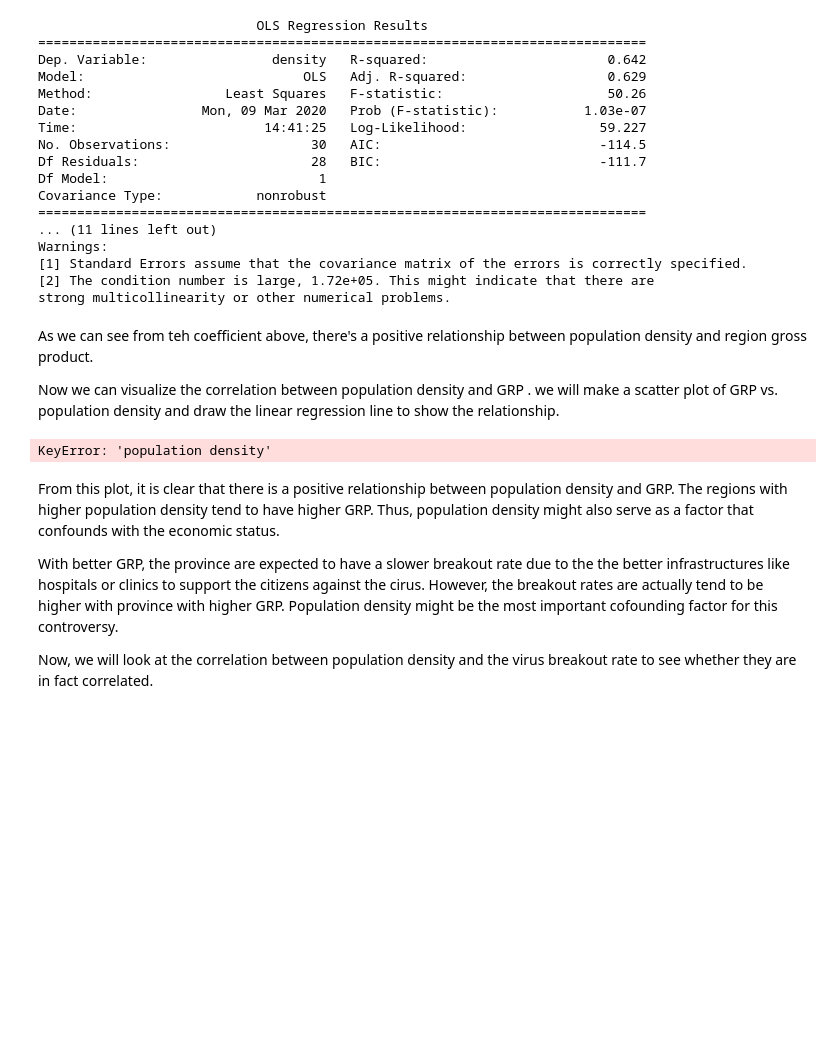
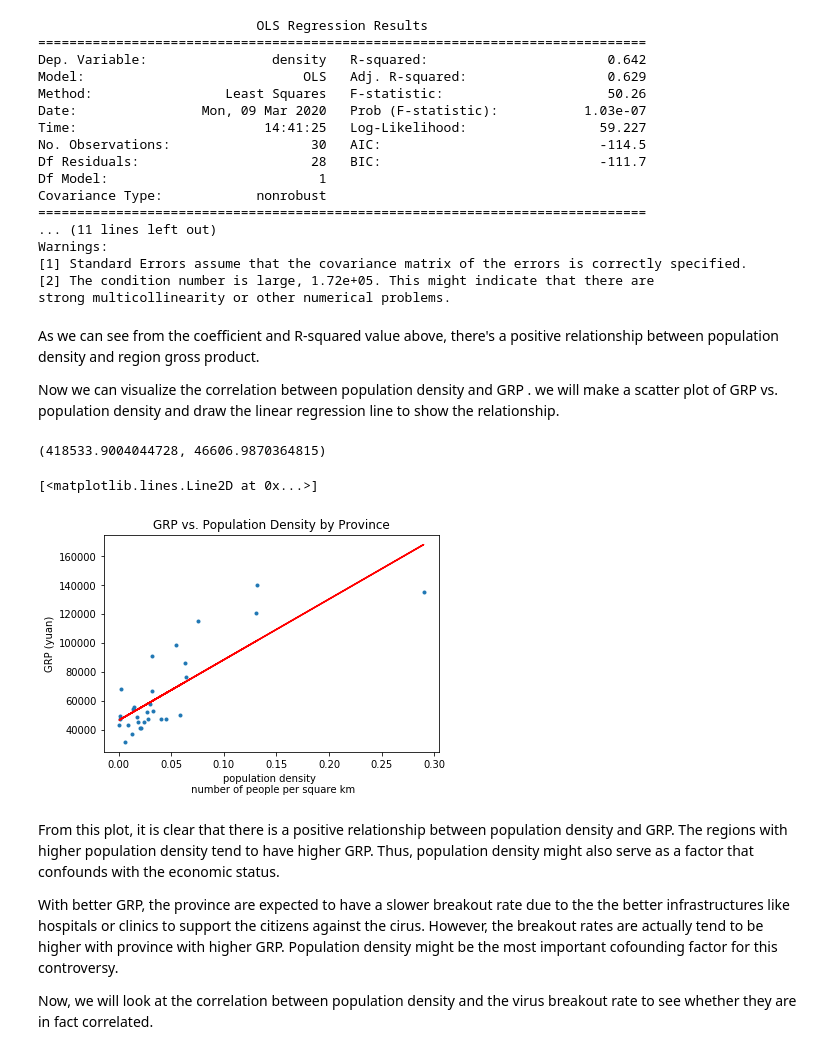
Before and after one commit to Alphaaaaabet/Regional-Economic-Status-and-COVID-19-Spread-Speed-in-China, a Jupyter notebook: FinalProject_group044.ipynb, the cells around one changed output. Drawn from its saved outputs; the diff is of its cells as text; code cells hidden in the pictures; blank space fills up the shorter version.

```diff
--- a/FinalProject_group044.ipynb
+++ b/FinalProject_group044.ipynb
@@ -543,22 +612,25 @@ Warnings:
 [2] The condition number is large, 1.72e+05. This might indicate that there are
 strong multicollinearity or other numerical problems.
 # %% [markdown]
-As we can see from teh coefficient above, there's a positive relationship between population density and region gross product.
+As we can see from the coefficient and R-squared value above, there's a positive relationship between population density and region gross product.
 
 Now we can visualize the correlation between population density and GRP . we will make a scatter plot of GRP vs. population density and draw the linear regression line to show the relationship.
 # %%
-a1 = np.polyfit(co_pd_es['population density'],co_pd_es['GRP'],deg = 1)[0]
-b1 = np.polyfit(co_pd_es['population density'],co_pd_es['GRP'],deg = 1)[1]
+a1 = np.polyfit(co_pd_es['density'],co_pd_es['GRP'],deg = 1)[0]
+b1 = np.polyfit(co_pd_es['density'],co_pd_es['GRP'],deg = 1)[1]
 a1,b1
 # %% [output]
-KeyError: 'population density'
+(418533.9004044728, 46606.9870364815)
 # %%
-plt.plot(co_pd_es['population density'],co_pd_es['GRP'],'.')
+plt.plot(co_pd_es['density'],co_pd_es['GRP'],'.')
 plt.title('GRP vs. Population Density by Province')
 plt.xlabel("population density \n number of people per square km" )
 plt.ylabel("GRP (yuan)")
-pred_GRP = co_pd_es['population density']*a1+b1
-plt.plot(co_pd_es['population density'],pred_GRP,'red')
+pred_GRP = co_pd_es['density']*a1+b1
+plt.plot(co_pd_es['density'],pred_GRP,'red')
+# %% [output]
+[<matplotlib.lines.Line2D at 0x...>]
+[figure, added]
 # %% [markdown]
 From this plot, it is clear that there is a positive relationship between population density and GRP. The regions with higher population density tend to have higher GRP. Thus, population density might also serve as a factor that confounds with the economic status.
 
```
Also changed, not shown: parts of 8 cells of this notebook.
